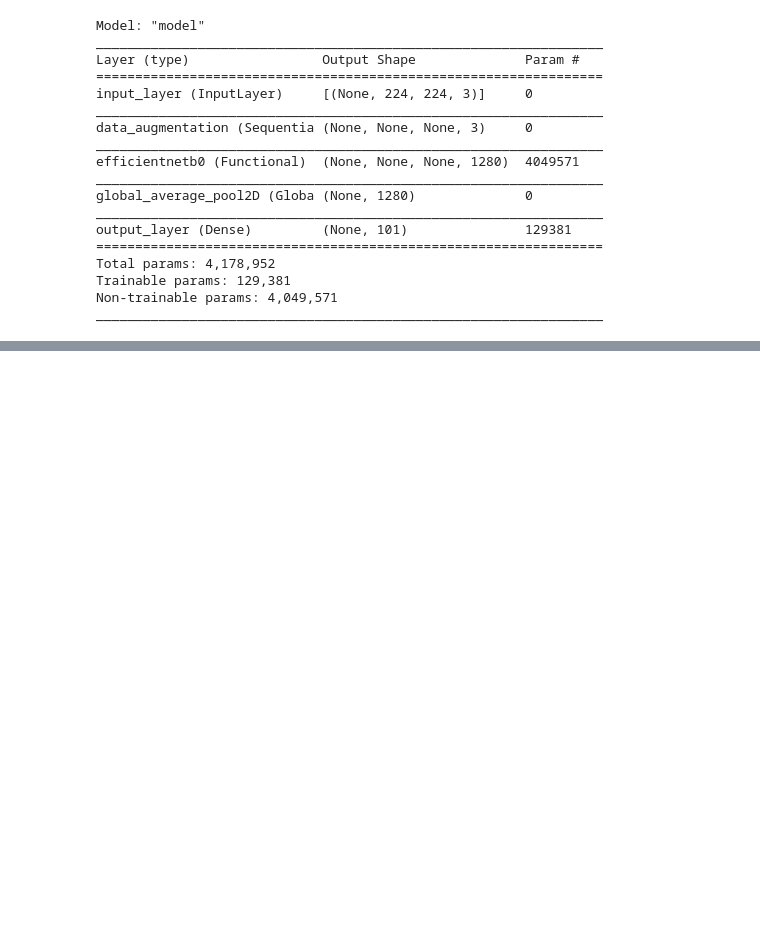
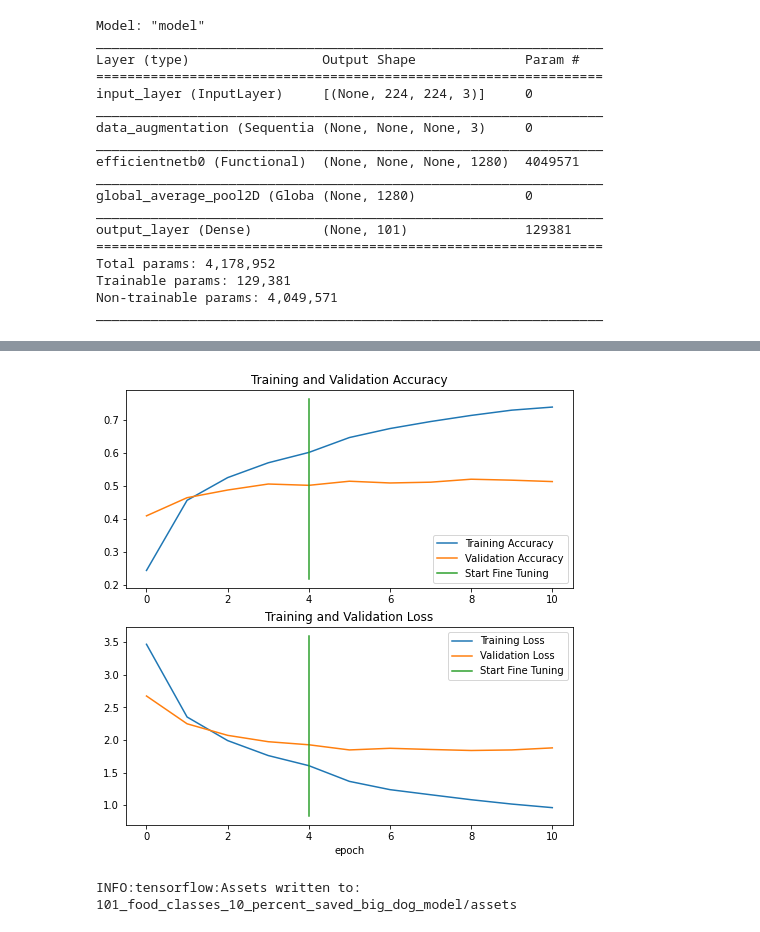
Before and after one commit to kaushikabhishek87/Tensorflow_projects, a Jupyter notebook: 06_transfer_learning_with_Tensorflow.ipynb, the cells around one changed output, grey strips where cells are left out. Cells and saved outputs as stored; diff of their text form; code cells hidden in the pictures; blank space fills up the shorter version.

```diff
--- a/06_transfer_learning_with_Tensorflow.ipynb
+++ b/06_transfer_learning_with_Tensorflow.ipynb
@@ -191,0 +257,8 @@ plot_loss_curves(history_all_classes_10_percent)
+# %%
+compare_historys(history_all_classes_10_percent, history_all_classes_10_percent_fine_tune)
+# %% [output]
+[figure, added]
+# %%
+model.save("101_food_classes_10_percent_saved_big_dog_model")
+# %% [output]
+INFO:tensorflow:Assets written to: 101_food_classes_10_percent_saved_big_dog_model/assets
```
Also changed, not shown: parts of 20 cells of this notebook.
